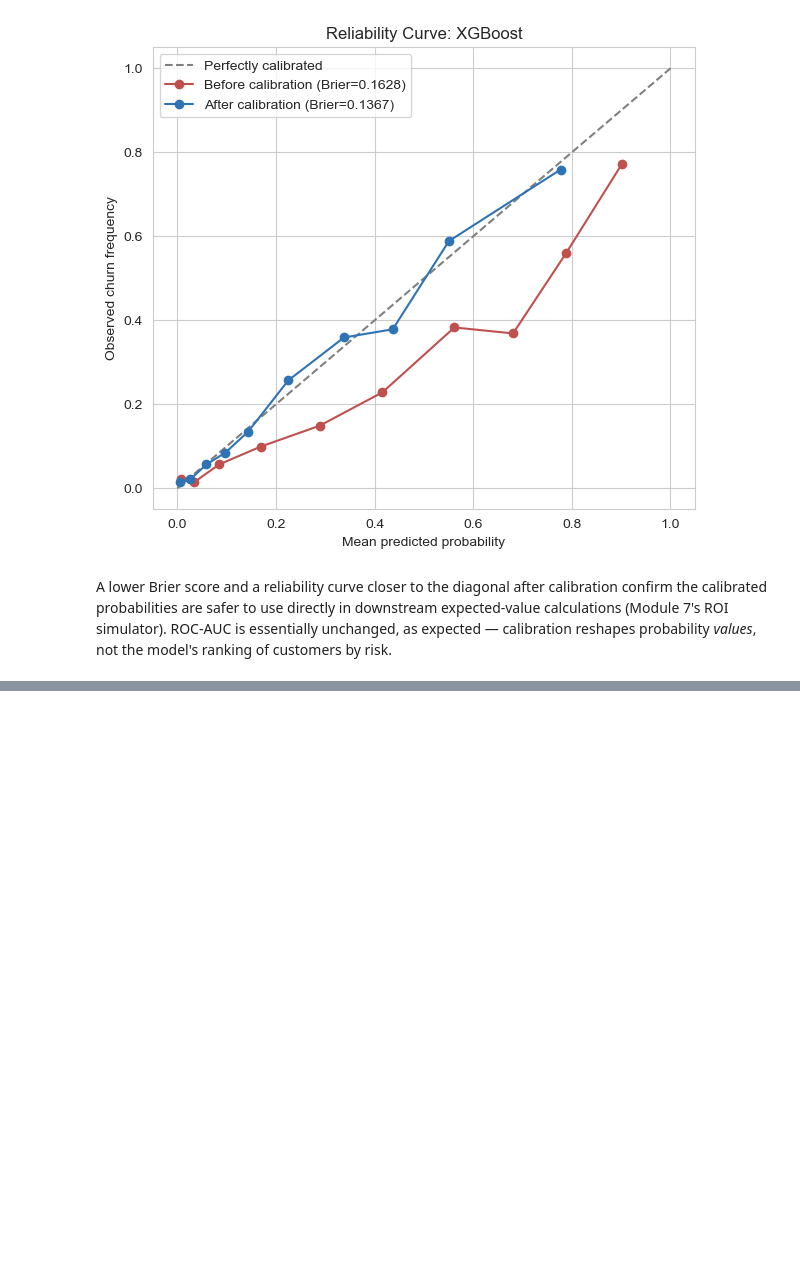
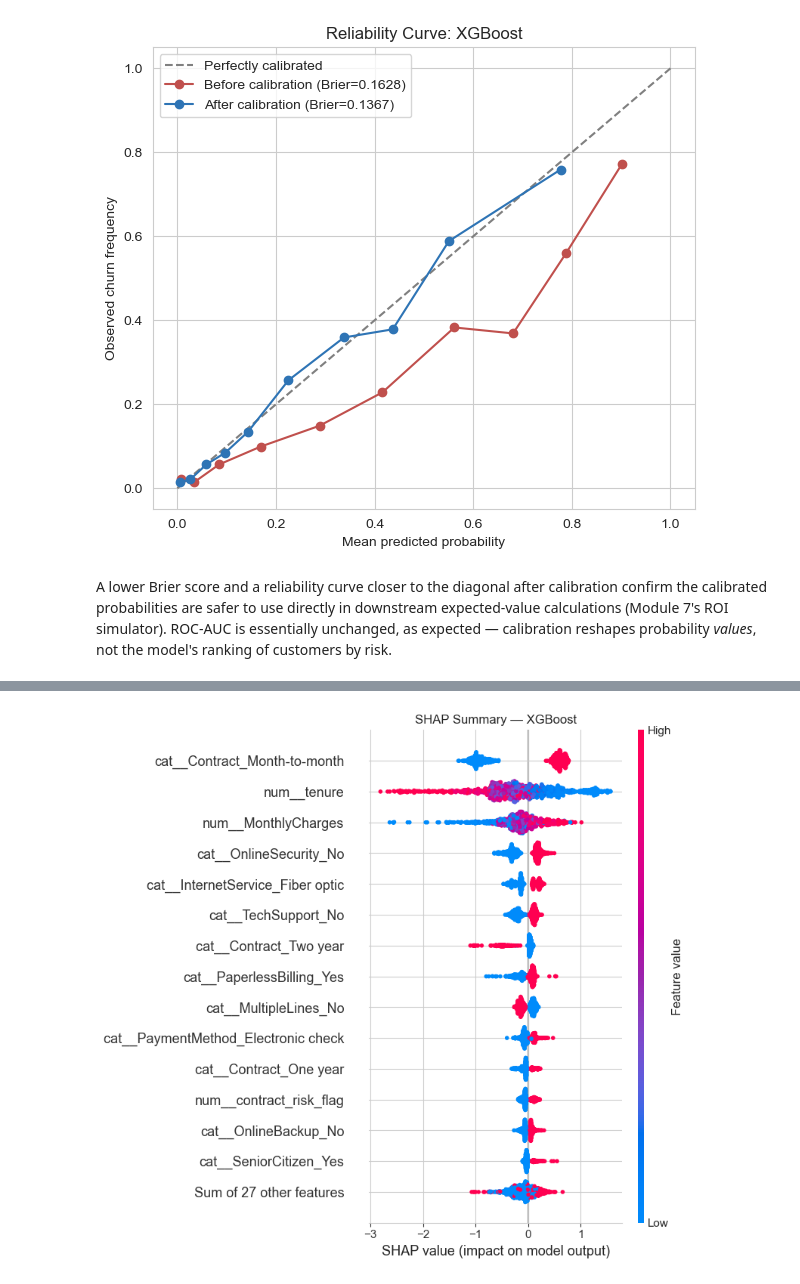
Before and after one commit to danielowuor/Customer-Retention-Intelligence-System, a Jupyter notebook: notebooks/03_classification_benchmarking.ipynb, the cells around one changed output, grey strips where cells are left out. Drawn from its saved outputs; the diff is of its cells as text; code cells hidden in the pictures; blank space fills up the shorter version.

```diff
--- a/notebooks/03_classification_benchmarking.ipynb
+++ b/notebooks/03_classification_benchmarking.ipynb
@@ -316,0 +361,7 @@ A lower Brier score and a reliability curve closer to the diagonal after calibra
+# %%
+shap.plots.beeswarm(shap_values, max_display=15, show=False)
+plt.title(f"SHAP Summary — {best_model_name}")
+plt.tight_layout()
+plt.show()
+# %% [output]
+[figure, added]
```
Also changed, not shown: parts of 16 cells of this notebook.
